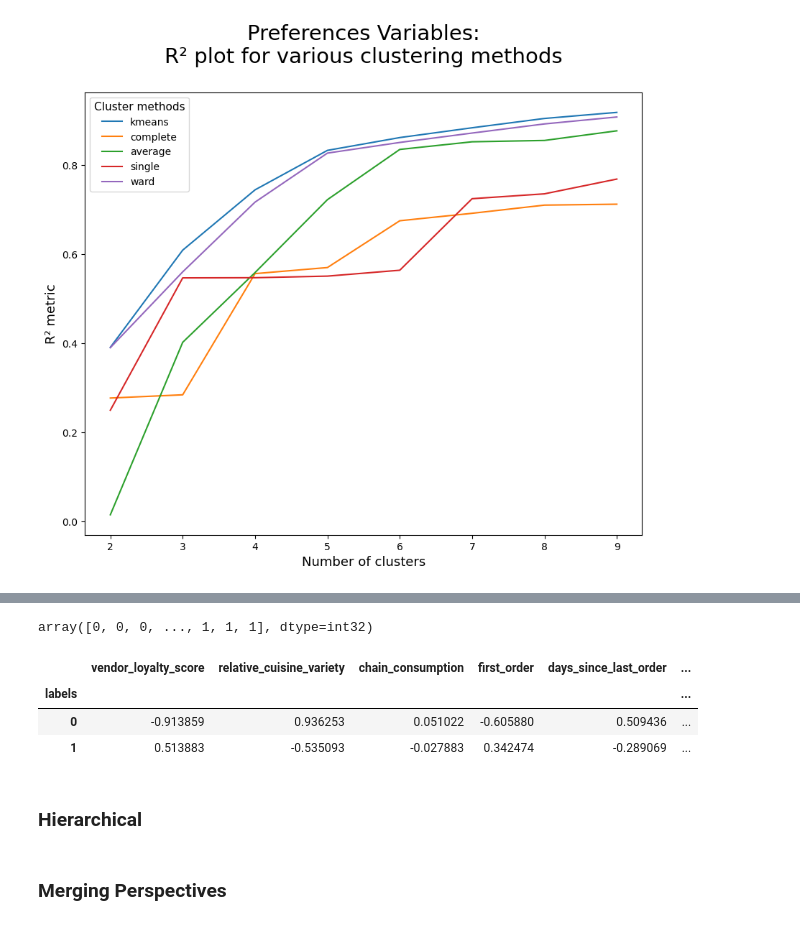
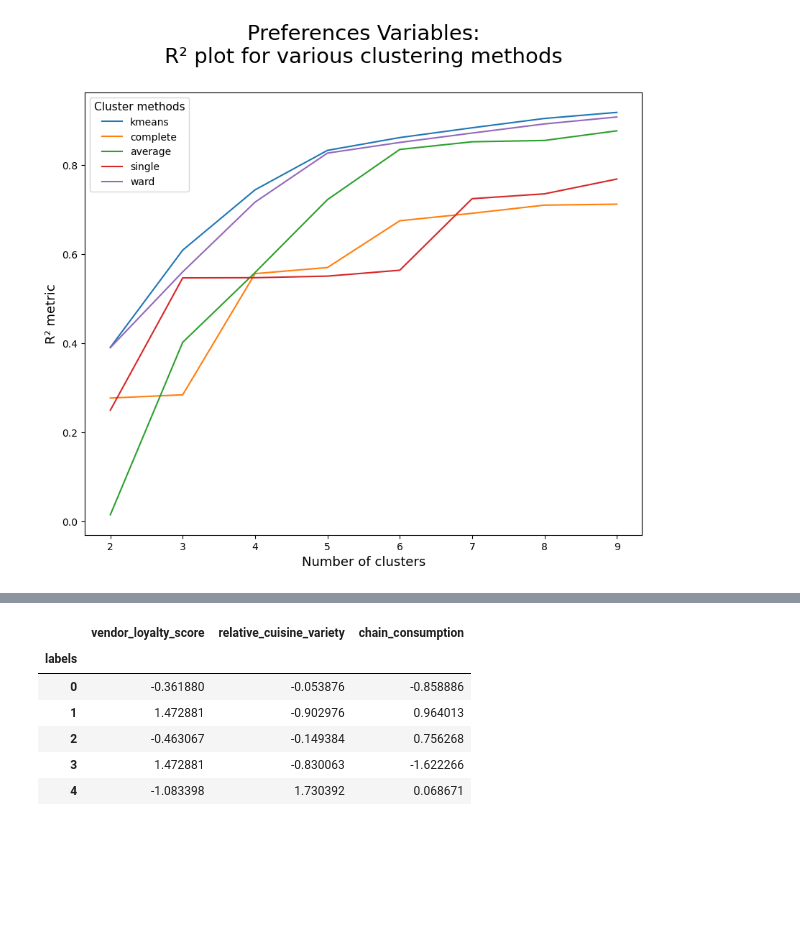
Before and after one commit to nunonuness/DM, a Jupyter notebook: Clustering.ipynb, the cells around one changed output, grey strips where cells are left out. Cells and saved outputs as stored; diff of their text form; code cells hidden in the pictures; blank space fills up the shorter version.

```diff
--- a/Clustering.ipynb
+++ b/Clustering.ipynb
@@ -258,4 +333,7 @@ pd.DataFrame(kmclust.transform(df[used_features]))
 # %%
-kmclust = KMeans(n_clusters=8, init='k-means++', n_init=15, random_state=1)
-kmclust.fit(df[used_features])
+# final cluster solution of the preferential perspective
+number_clusters_prf = 5
+kmclust_prf = KMeans(n_clusters=number_clusters_prf, init='k-means++', n_init=15, random_state=1)
+km_labels_prf = kmclust_prf.fit_predict(df[preferences_features])
+km_labels_prf
 # %% [output]
@@ -384,21 +341,12 @@ plt.show()
-# %%
-# final cluster solution
-number_clusters = 2
-kmclust = KMeans(n_clusters=number_clusters, init='k-means++', n_init=15, random_state=1)
-km_labels = kmclust.fit_predict(df[used_features])
-km_labels
-# %% [output]
-array([0, 0, 0, ..., 1, 1, 1], dtype=int32)
 # %%
-# Characterizing the final clusters
-df_concat = pd.concat((df[used_features], pd.Series(km_labels, name='labels', index=df.index)), axis=1)
+# characterizing the final clusters of the preferential perspective
+df_concat = pd.concat((df[preferences_features], pd.Series(km_labels_prf, name='labels', index=df.index)), axis=1)
 df_concat.groupby('labels').mean()
 # %% [output]
-|  | vendor_loyalty_score | relative_cuisine_variety | chain_consumption | first_order | days_since_last_order | ... |
-| labels |  |  |  |  |  | ... |
-| 0 | -0.913859 | 0.936253 | 0.051022 | -0.605880 | 0.509436 | ... |
-| 1 | 0.513883 | -0.535093 | -0.027883 | 0.342474 | -0.289069 | ... |
+|  | vendor_loyalty_score | relative_cuisine_variety | chain_consumption |
+| labels |  |  |  |
+| 0 | -0.361880 | -0.053876 | -0.858886 |
+| 1 | 1.472881 | -0.902976 | 0.964013 |
+| 2 | -0.463067 | -0.149384 | 0.756268 |
+| 3 | 1.472881 | -0.830063 | -1.622266 |
+| 4 | -1.083398 | 1.730392 | 0.068671 |
-# %% [markdown]
-### Hierarchical
-# %% [markdown]
-### Merging Perspectives
```
Also changed, not shown: parts of 35 cells of this notebook.
